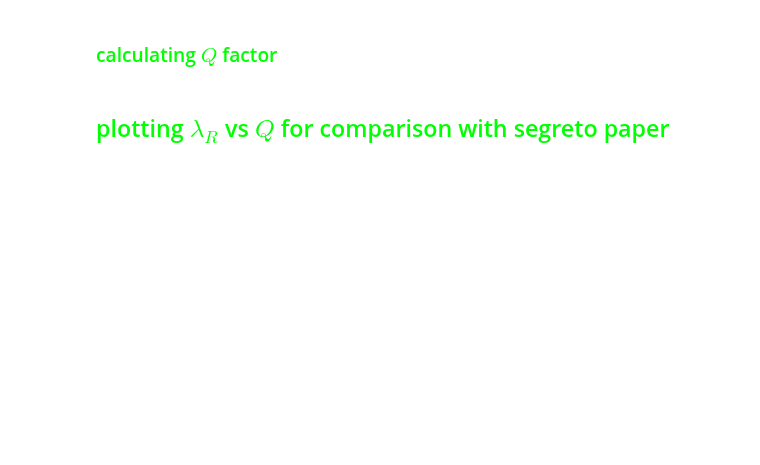
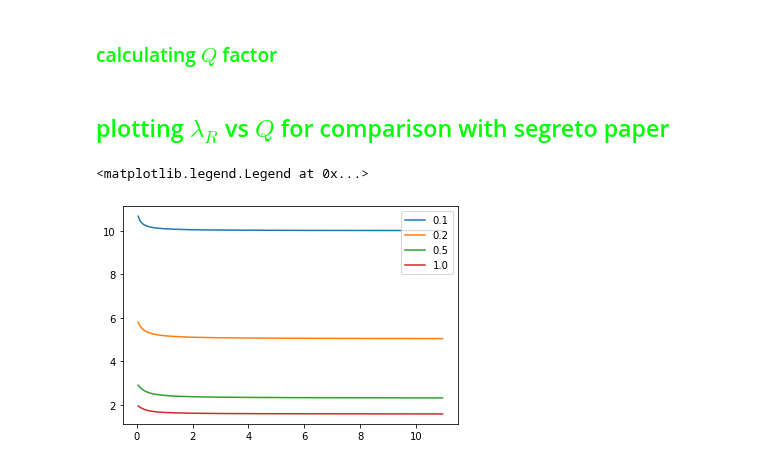
Before and after one commit to sarthchoudhary/AMELY, a Jupyter notebook: AMLY_V2.ipynb, the cells around one changed output. Saved outputs shown, nothing was run; the diff lists cells and outputs as text; code cells hidden in the pictures; blank space fills up the shorter version.

```diff
--- a/AMLY_V2.ipynb
+++ b/AMLY_V2.ipynb
@@ -632,26 +635,29 @@ def calc_Q( L_char,  lambda_abs, lambda_R):
 <h2 style = 'color:lime';> plotting $\lambda_R$ vs $Q$ for comparison with segreto paper
 </h2>
 # %%
-# import numpy as np
-# import matplotlib.pyplot as plt
-# %matplotlib inline
+import numpy as np
+import matplotlib.pyplot as plt
+%matplotlib inline
 
-# lambda_R = np.arange(0,11, 0.05)
+lambda_R = np.arange(0,11, 0.05)
 
-# Q_1 = [calc_Q(L_char=1, lambda_abs=0.1, lambda_R = scat) for scat in lambda_R];
+Q_1 = [calc_Q(L_char=1, lambda_abs=0.1, lambda_R = scat) for scat in lambda_R];
 
-# Q_2 = [calc_Q(L_char=1, lambda_abs=0.2, lambda_R = scat) for scat in lambda_R];
+Q_2 = [calc_Q(L_char=1, lambda_abs=0.2, lambda_R = scat) for scat in lambda_R];
 
-# Q_3 = [calc_Q(L_char=1, lambda_abs=0.5, lambda_R = scat) for scat in lambda_R];
+Q_3 = [calc_Q(L_char=1, lambda_abs=0.5, lambda_R = scat) for scat in lambda_R];
 
-# Q_4 = [calc_Q(L_char=1, lambda_abs=1.0, lambda_R = scat) for scat in lambda_R];
+Q_4 = [calc_Q(L_char=1, lambda_abs=1.0, lambda_R = scat) for scat in lambda_R];
 
-# plt.figure()
-# plt.plot( lambda_R, Q_1, label = '0.1')
-# plt.plot( lambda_R, Q_2, label = '0.2')
-# plt.plot( lambda_R, Q_3, label = '0.5')
-# plt.plot( lambda_R, Q_4, label = '1.0')
-# plt.legend()
+plt.figure()
+plt.plot( lambda_R, Q_1, label = '0.1')
+plt.plot( lambda_R, Q_2, label = '0.2')
+plt.plot( lambda_R, Q_3, label = '0.5')
+plt.plot( lambda_R, Q_4, label = '1.0')
+plt.legend()
+# %% [output]
+<matplotlib.legend.Legend at 0x...>
+[figure, added]
 # %%
 # Q_vis = calc_Q(L_char=100, lambda_abs=50, lambda_R=25);
 
```
Also changed, not shown: parts of 12 cells of this notebook.
